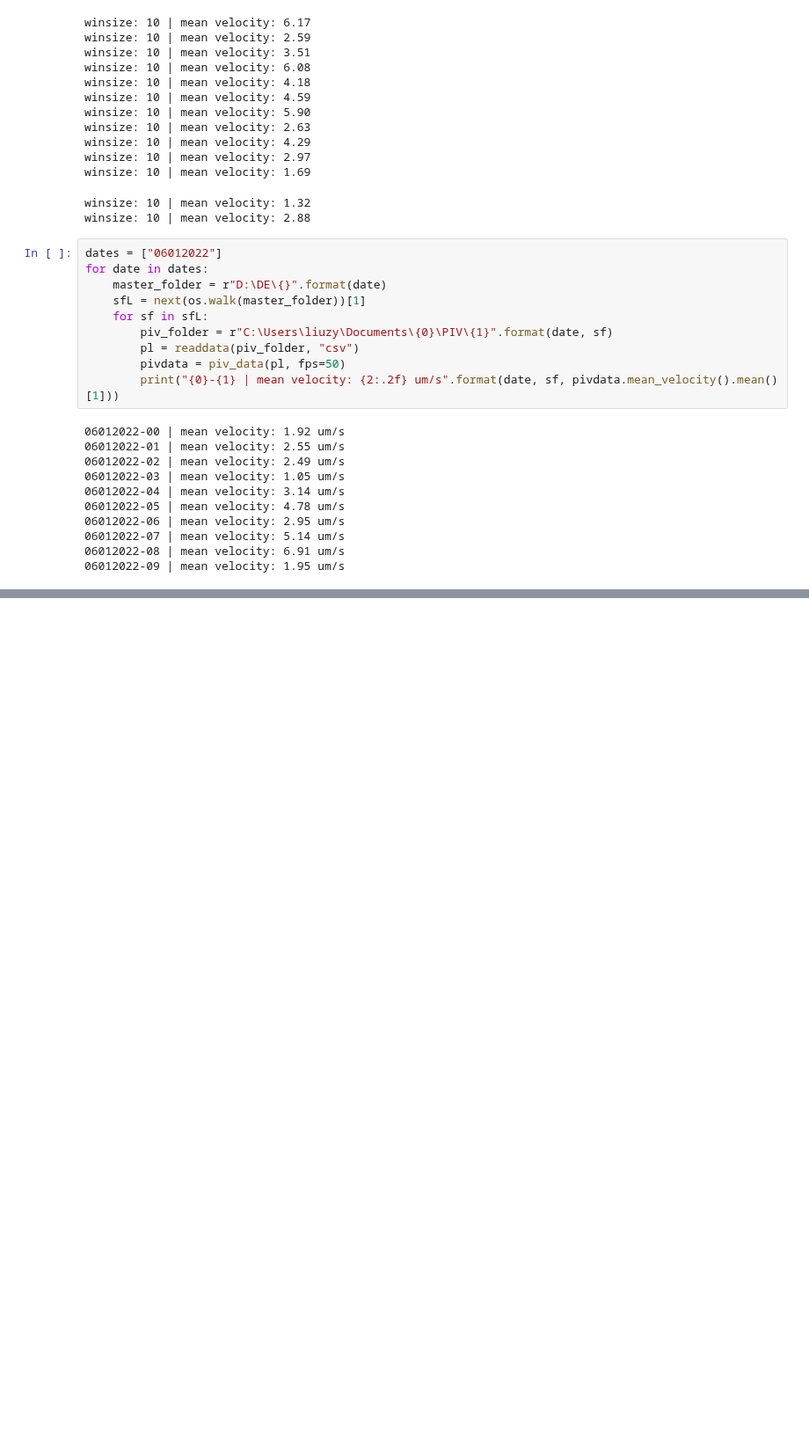
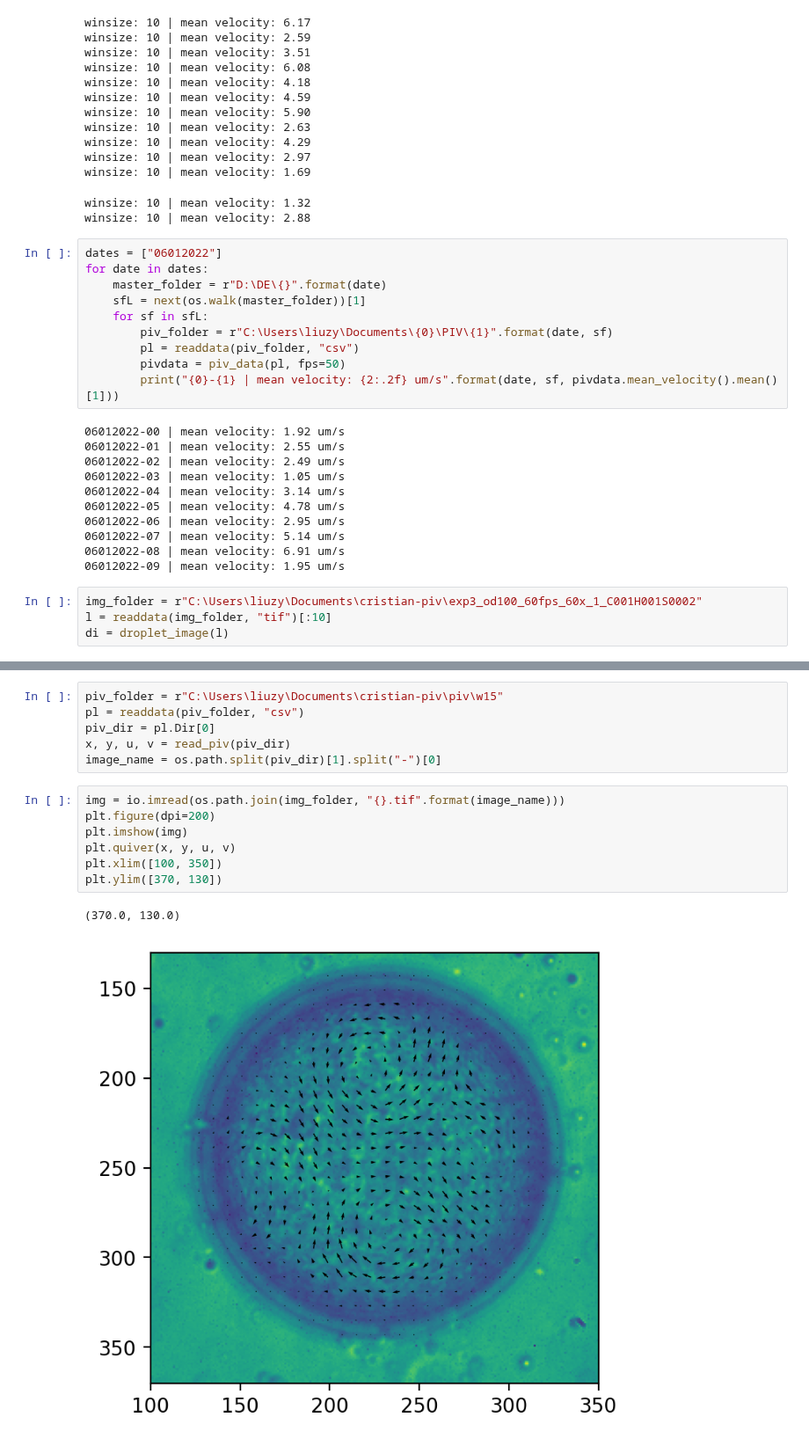
Before and after one commit to ZLoverty/DE, a Jupyter notebook: Code/PIV on DE images.ipynb, the cells around one changed output, grey strips where cells are left out. Shown at 88% size. Drawn from its saved outputs; the diff is of its cells as text; blank space fills up the shorter version.

```diff
--- a/Code/PIV on DE images.ipynb
+++ b/Code/PIV on DE images.ipynb
@@ -134,3 +134,7 @@ for date in dates:
 06012022-07 | mean velocity: 5.14 um/s
 06012022-08 | mean velocity: 6.91 um/s
 06012022-09 | mean velocity: 1.95 um/s
+# %%
+img_folder = r"C:\Users\liuzy\Documents\cristian-piv\exp3_od100_60fps_60x_1_C001H001S0002"
+l = readdata(img_folder, "tif")[:10]
+di = droplet_image(l)
@@ -136,0 +149,16 @@ for date in dates:
+# %%
+piv_folder = r"C:\Users\liuzy\Documents\cristian-piv\piv\w15"
+pl = readdata(piv_folder, "csv")
+piv_dir = pl.Dir[0]
+x, y, u, v = read_piv(piv_dir)
+image_name = os.path.split(piv_dir)[1].split("-")[0]
+# %%
+img = io.imread(os.path.join(img_folder, "{}.tif".format(image_name)))
+plt.figure(dpi=200)
+plt.imshow(img)
+plt.quiver(x, y, u, v)
+plt.xlim([100, 350])
+plt.ylim([370, 130])
+# %% [output]
+(370.0, 130.0)
+[figure, added]
```
Also changed, not shown: parts of 3 cells of this notebook, 21 other files.
